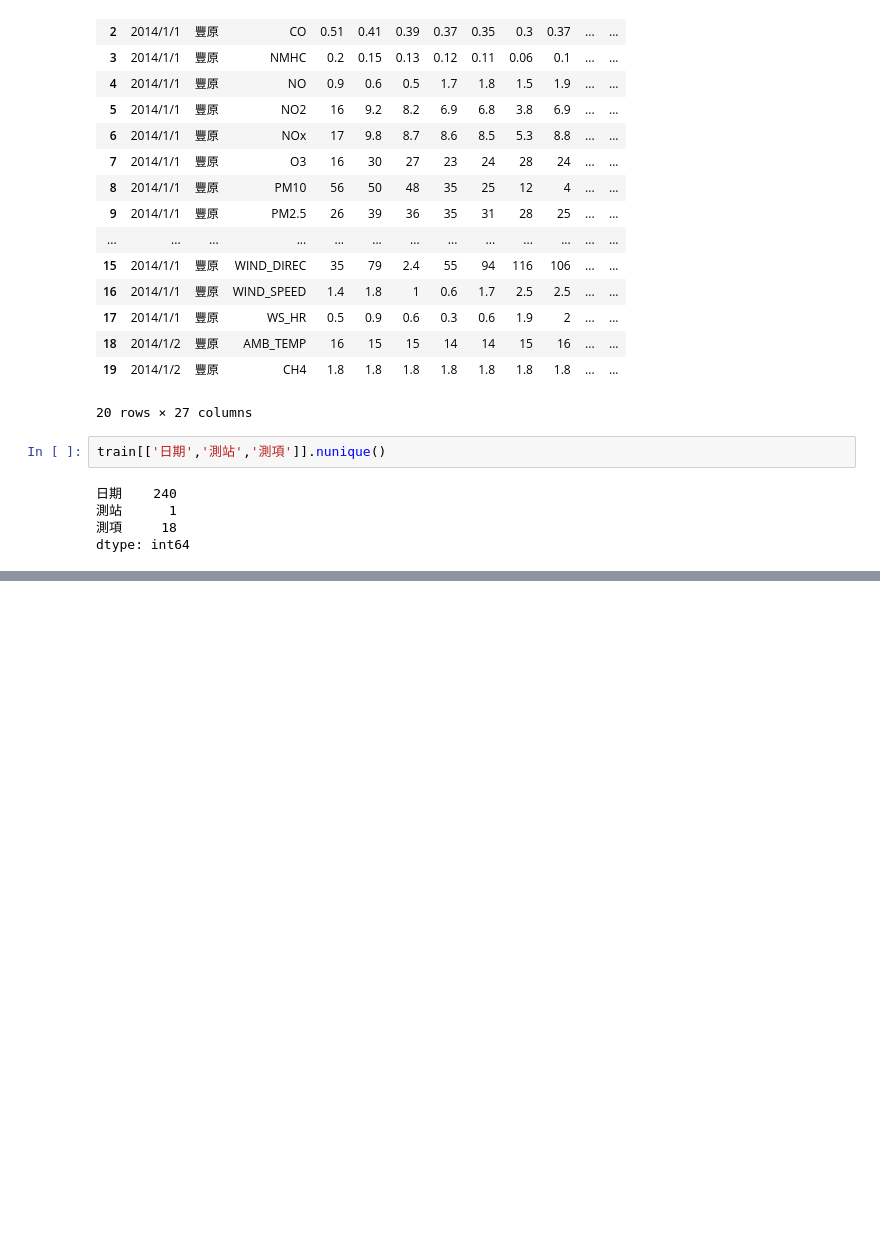
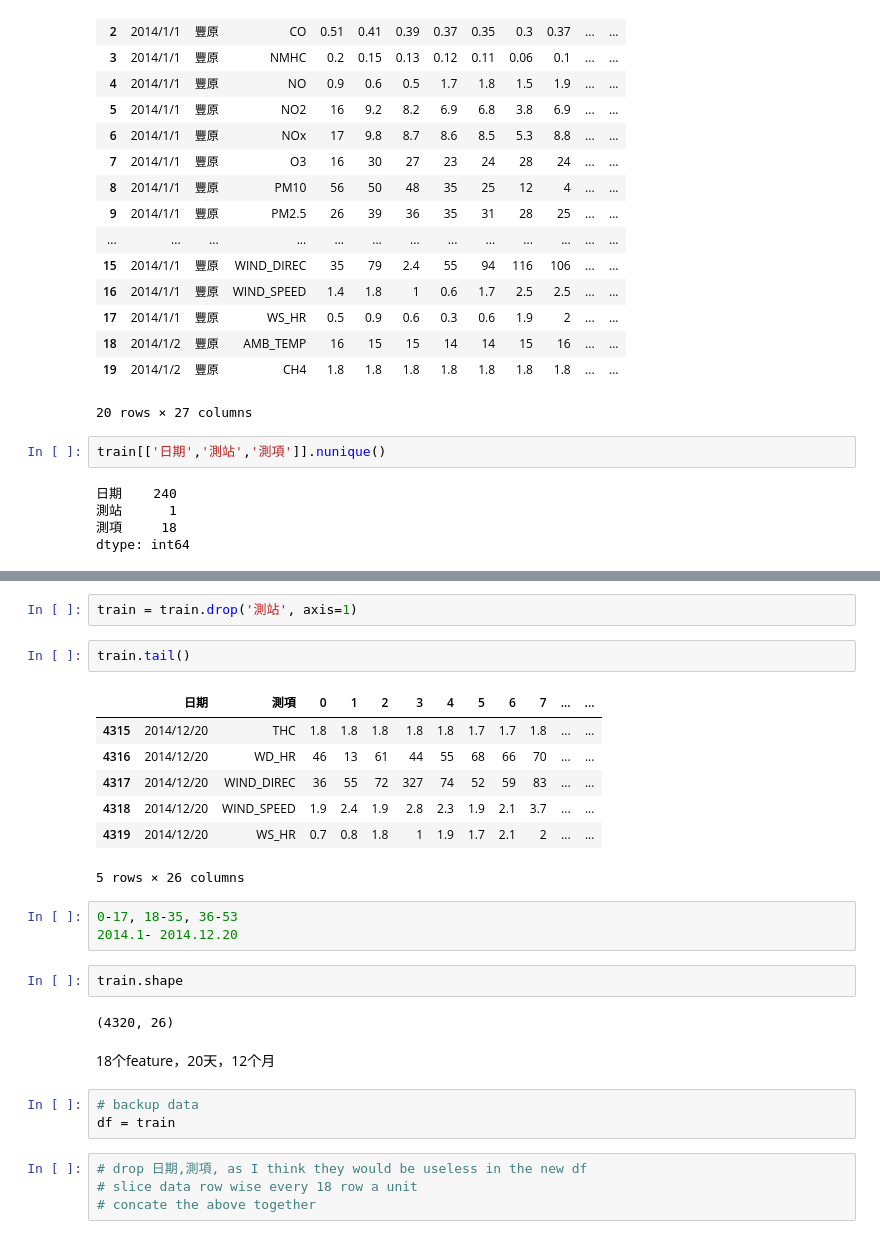
Before and after one commit to paxton615/Predict_PM2.5, a Jupyter notebook: Predict_PM2.5.ipynb, the cells around one changed output, grey strips where cells are left out. Saved outputs shown, nothing was run; the diff lists cells and outputs as text; blank space fills up the shorter version.

```diff
--- a/Predict_PM2.5.ipynb
+++ b/Predict_PM2.5.ipynb
@@ -86,0 +94,28 @@ dtype: int64
+# %%
+train = train.drop('測站', axis=1)
+# %%
+train.tail()
+# %% [output]
+|  | 日期 | 測項 | 0 | 1 | 2 | 3 | 4 | 5 | 6 | 7 | ... | ... |
+| 4315 | 2014/12/20 | THC | 1.8 | 1.8 | 1.8 | 1.8 | 1.8 | 1.7 | 1.7 | 1.8 | ... | ... |
+| 4316 | 2014/12/20 | WD_HR | 46 | 13 | 61 | 44 | 55 | 68 | 66 | 70 | ... | ... |
+| 4317 | 2014/12/20 | WIND_DIREC | 36 | 55 | 72 | 327 | 74 | 52 | 59 | 83 | ... | ... |
+| 4318 | 2014/12/20 | WIND_SPEED | 1.9 | 2.4 | 1.9 | 2.8 | 2.3 | 1.9 | 2.1 | 3.7 | ... | ... |
+| 4319 | 2014/12/20 | WS_HR | 0.7 | 0.8 | 1.8 | 1 | 1.9 | 1.7 | 2.1 | 2 | ... | ... |
+5 rows × 26 columns
+# %%
+0-17, 18-35, 36-53
+2014.1- 2014.12.20
+# %%
+train.shape
+# %% [output]
+(4320, 26)
+# %% [markdown]
+18个feature，20天，12个月
+# %%
+# backup data
+df = train
+# %%
+# drop 日期,測項, as I think they would be useless in the new df
+# slice data row wise every 18 row a unit
+# concate the above together
```
Also changed, not shown: parts of 13 cells of this notebook.
